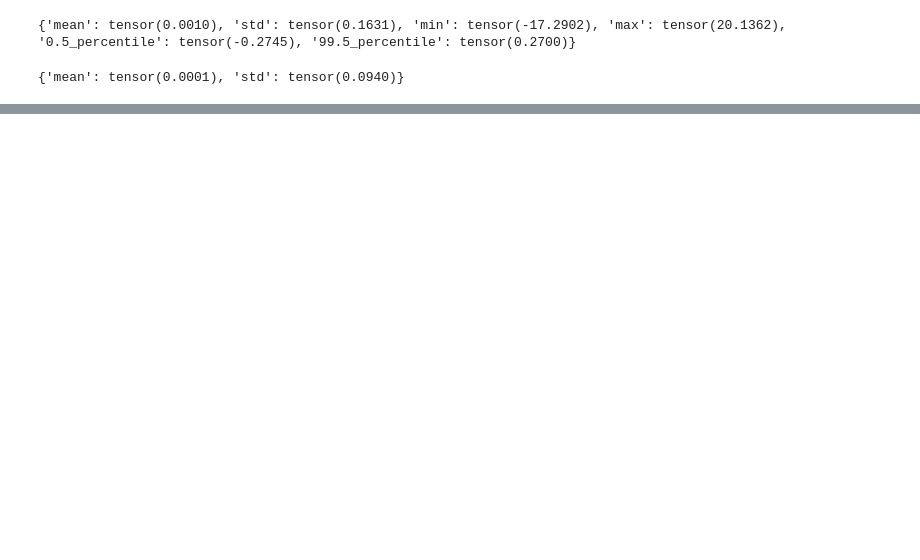
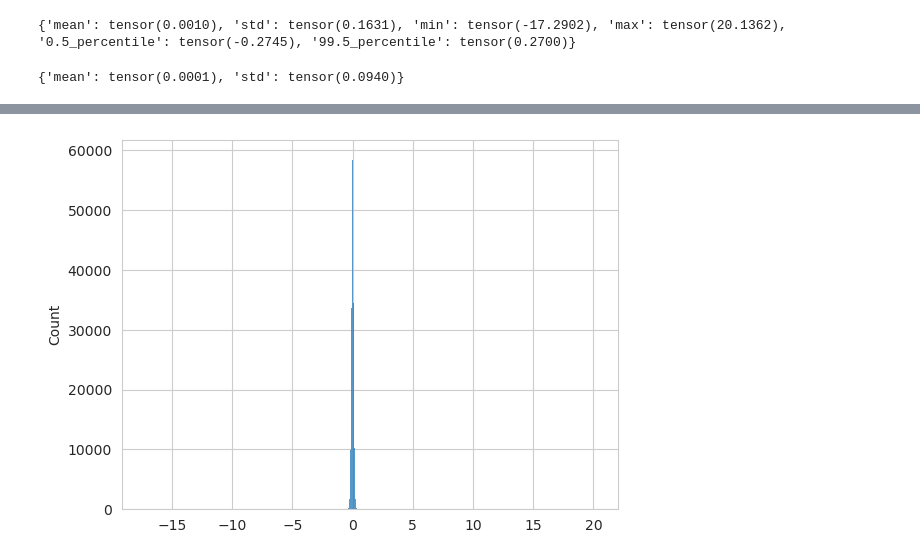
Before and after one commit to multimodallearning/MetaFormerMedImaging, a Jupyter notebook: dev/plot_weights_distribution.ipynb, the cells around one changed output, grey strips where cells are left out. Drawn from its saved outputs; the diff is of its cells as text; code cells hidden in the pictures; blank space fills up the shorter version.

```diff
--- a/dev/plot_weights_distribution.ipynb
+++ b/dev/plot_weights_distribution.ipynb
@@ -35,0 +49,9 @@ sns.histplot(p_clamped)
+# %%
+def plot_weight_distro(model):
+    p = torch.cat([p.flatten() for p in model.parameters() if p.requires_grad]).detach()
+    sns.histplot(p)
+
+plot_weight_distro(model)
+y_previous = model(torch.randn(1, 3, 224, 224)).detach()
+# %% [output]
+[figure, added]
```
Also changed, not shown: parts of 5 cells of this notebook, 3 other files.
